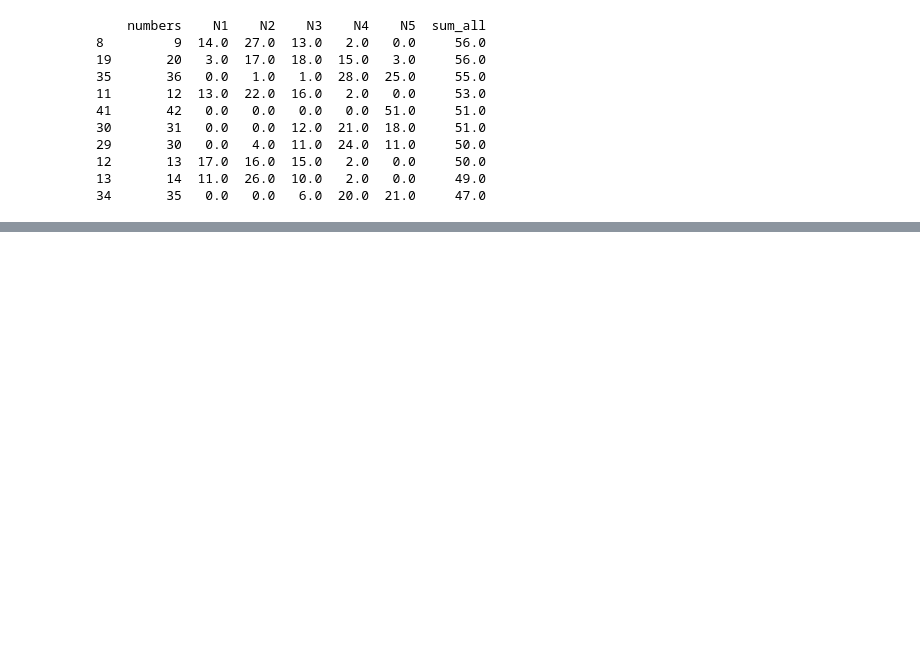
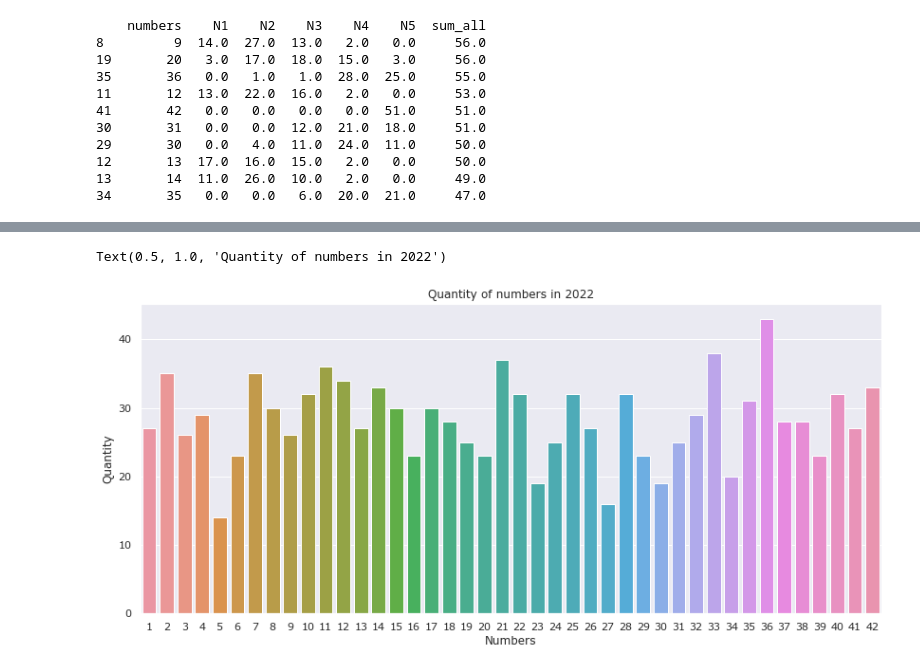
Before and after one commit to JakubWilczek98/mini_lotto-analysis, a Jupyter notebook: analysis.ipynb, the cells around one changed output, grey strips where cells are left out. Saved outputs shown, nothing was run; the diff lists cells and outputs as text; code cells hidden in the pictures; blank space fills up the shorter version.

```diff
--- a/analysis.ipynb
+++ b/analysis.ipynb
@@ -81,0 +141,31 @@ Text(0.5, 0, 'Numbers')
+# %%
+#----------------------2021--------------------------
+
+available_numbers = np.arange(1,43,1)
+columns = ['N1', 'N2', 'N3', 'N4', 'N5']
+
+df_all_quantity = pd.DataFrame(available_numbers, columns = ['numbers'])
+
+for column in columns:
+    quantity = np.array([np.arange(1,43,1, dtype=int), np.zeros(len(np.arange(1,43,1)))])
+    quantity = np.transpose(quantity)
+    for i in df_2021[column]:
+        for number in available_numbers:
+            if i == number:
+                quantity[number-1][1] = quantity[number-1][1] + 1
+    df_quantity = pd.DataFrame(quantity, columns = ['numbers', column])
+    df_all_quantity[column] = df_quantity[column]
+
+df_all_quantity['sum_all'] = df_all_quantity['N1'] + df_all_quantity['N2'] + df_all_quantity['N3'] + df_all_quantity['N4'] + df_all_quantity['N5']
+
+plt.figure(figsize=(14, 6))
+sns.set_style("darkgrid")
+sns.set(font="Verdana")
+ax = sns.barplot(x='numbers', y="sum_all", data=df_all_quantity)
+sns.color_palette()
+plt.ylabel("Quantity")
+plt.xlabel("Numbers")
+plt.title("Quantity of numbers in 2021")
+# %% [output]
+Text(0.5, 1.0, 'Quantity of numbers in 2022')
+[figure, added]
```
Also changed, not shown: parts of 8 cells of this notebook.
